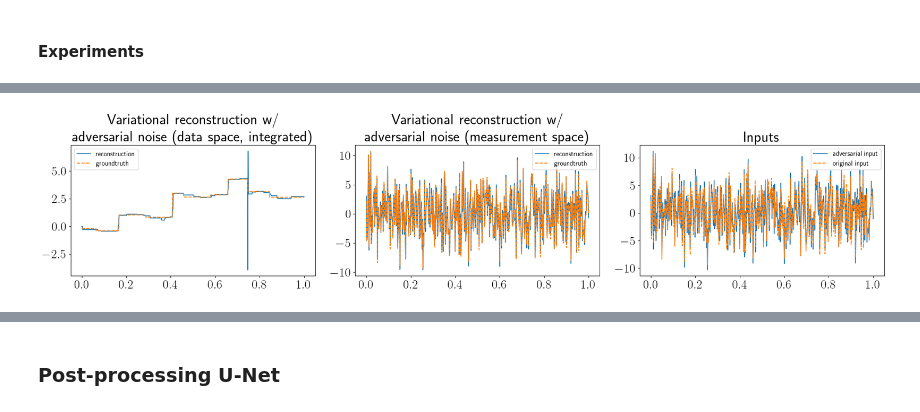
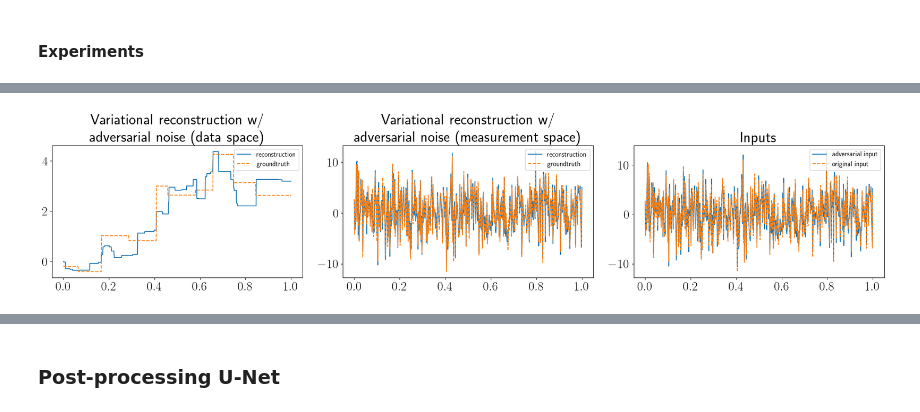
Before and after one commit to AlexanderAuras/GAMM-Overview-23, a Jupyter notebook: GAMM Overview 23.ipynb, the cells around one changed output, grey strips where cells are left out. Drawn from its saved outputs; the diff is of its cells as text; code cells hidden in the pictures.

```diff
--- a/GAMM Overview 23.ipynb
+++ b/GAMM Overview 23.ipynb
@@ -57,4 +70,6 @@ MEASUREMENT_SIZE = 504
 # %%
+TV_CALC_BOUNDS = False
+
 TV_SOLVER = lambda x: globals()["tv_admm"](x)
 # SGD
 #TV_LR = 3e-2
@@ -78,4 +93,7 @@ TV_ALPHA = 3e0
 
 TV_ADV_LR = 1e0
 TV_ADV_ITERATIONS = 10
-TV_ADV_EPSILON = 1.0
+TV_ADV_EPSILON = 1e0
+
+
+TIK_ALPHA = 0.1
@@ -131,14 +173,14 @@ def generate_signals(
         values = height_std*torch.randn((jump_count,), device=DEVICE)
         values[torch.abs(values)<min_height] = values[torch.abs(values)<min_height].sign()*min_height
         derivative[i,torch.cat([torch.tensor([0], device=DEVICE),jump_positions,torch.tensor([0], device=DEVICE)])] = values
-    groundtruths = derivative
+    groundtruths = derivative.cumsum(1)
     measurements = A(groundtruths)
     noisy_measurement = measurements+noise_level*torch.randn_like(measurements)
     return noisy_measurement, groundtruths
 # %%
-train_dataset = TensorDataset(*generate_signals(N_TRAIN_SAMPLES, noise_level=NOISE_LEVEL, N_signal=DATA_SIZE))
-val_dataset = TensorDataset(*generate_signals(N_VAL_SAMPLES, noise_level=NOISE_LEVEL, N_signal=DATA_SIZE))
-test_dataset = TensorDataset(*generate_signals(N_TEST_SAMPLES, noise_level=NOISE_LEVEL, N_signal=DATA_SIZE))
+train_dataset = TensorDataset(*generate_signals(N_TRAIN_SAMPLES, noise_level=NOISE_LEVEL_TRAIN, N_signal=DATA_SIZE))
+val_dataset = TensorDataset(*generate_signals(N_VAL_SAMPLES, noise_level=NOISE_LEVEL_VALTEST, N_signal=DATA_SIZE))
+test_dataset = TensorDataset(*generate_signals(N_TEST_SAMPLES, noise_level=NOISE_LEVEL_VALTEST, N_signal=DATA_SIZE))
 train_dataloader = DataLoader(train_dataset, batch_size=GRAD_BATCH_SIZE, shuffle=True, drop_last=False, num_workers=NUM_WORKERS, worker_init_fn=lambda _: seed(torch.initial_seed()))
 val_dataloader = DataLoader(val_dataset, batch_size=NOGRAD_BATCH_SIZE, shuffle=False, drop_last=False, num_workers=NUM_WORKERS, worker_init_fn=lambda _: seed(torch.initial_seed()))
 test_dataloader = DataLoader(test_dataset, batch_size=NOGRAD_BATCH_SIZE, shuffle=False, drop_last=False, num_workers=NUM_WORKERS, worker_init_fn=lambda _: seed(torch.initial_seed()))
@@ -347,8 +426,4 @@ def tv_pdhg2(noisy_measurement: Tensor) -> Tuple[Tensor,float]:
 # %%
-TV_ITERATIONS = 2_000
-TV_LAMBDA = 1e0
-TV_ALPHA = 3e0
-
 loss_acc = 0.0
 mse_acc = 0.0
 for i, (noisy_measurement, groundtruth) in tqdm(enumerate(test_dataloader), total=len(test_dataloader)):
@@ -360,9 +435,9 @@ for i, (noisy_measurement, groundtruth) in tqdm(enumerate(test_dataloader), tota
     if i == 0:
         plt.subplots(1,2,figsize=(14,5))
         plt.subplot(1,2,1)
-        plt.title("Variational reconstruction\n(data space, integrated)")
-        plt.plot(torch.linspace(0.0, 1.0, reconstruction.cumsum(1).shape[1]), reconstruction.cumsum(1)[0].detach().to("cpu").numpy(), label="reconstruction")
-        plt.plot(torch.linspace(0.0, 1.0, groundtruth.cumsum(1).shape[1]), groundtruth.cumsum(1)[0].detach().to("cpu").numpy(), "--", label="groundtruth")
+        plt.title("Variational reconstruction\n(data space)")
+        plt.plot(torch.linspace(0.0, 1.0, reconstruction.shape[1]), reconstruction[0].detach().to("cpu").numpy(), label="reconstruction")
+        plt.plot(torch.linspace(0.0, 1.0, groundtruth.shape[1]), groundtruth[0].detach().to("cpu").numpy(), "--", label="groundtruth")
         plt.legend(prop={"size": 12})
         plt.subplot(1,2,2)
         plt.title("Variational reconstruction\n(measurement space)")
@@ -380,9 +455,4 @@ MSE: 0.00131
 # %%
-TV_ADV_LR = 1e0
-TV_ADV_ITERATIONS = 10
-TV_ADV_EPSILON = 1.0
-
-
 loss_acc = 0.0
 mse_acc = 0.0
 for i, (noisy_measurement, groundtruth) in tqdm(enumerate(test_dataloader), total=len(test_dataloader)):
@@ -395,34 +465,34 @@ for i, (noisy_measurement, groundtruth) in tqdm(enumerate(test_dataloader), tota
             reconstruction = TV_SOLVER(adversarial_measurement)[0]
             loss = F.mse_loss(reconstruction, groundtruth)
             loss.backward()
         adversarial_measurement = adversarial_measurement + TV_ADV_LR*torch.sign(adversarial_measurement.grad) # FGSM step
         adversarial_measurement = noisy_measurement + torch.clamp(adversarial_measurement-noisy_measurement, -TV_ADV_EPSILON, TV_ADV_EPSILON) # Projection
         adversarial_measurement.requires_grad = True
     # ---------------- Reconstruction ----------------
     reconstruction, tv_loss, subgradient = TV_SOLVER(adversarial_measurement)
     # ---------------- Evaluation --------------------
     loss_acc += tv_loss
     mse_acc += F.mse_loss(reconstruction, groundtruth).item()
     if i == 0:
         plt.subplots(1,3,figsize=(21,5))
         plt.subplot(1,3,1)
-        plt.title("Variational reconstruction w/\nadversarial noise (data space, integrated)")
-        plt.plot(torch.linspace(0.0, 1.0, reconstruction.shape[1]), reconstruction.cumsum(1)[0].detach().to("cpu").numpy(), label="reconstruction")
-        plt.plot(torch.linspace(0.0, 1.0, groundtruth.shape[1]), groundtruth.cumsum(1)[0].detach().to("cpu").numpy(), "--", label="groundtruth")
+        plt.title("Variational reconstruction w/\nadversarial noise (data space)")
+        plt.plot(torch.linspace(0.0, 1.0, reconstruction.shape[1]), reconstruction[0].detach().to("cpu").numpy(), label="reconstruction")
+        plt.plot(torch.linspace(0.0, 1.0, groundtruth.shape[1]), groundtruth[0].detach().to("cpu").numpy(), "--", label="groundtruth")
         plt.legend(prop={"size": 12})
         plt.subplot(1,3,2)
         plt.title("Variational reconstruction w/\nadversarial noise (measurement space)")
         plt.plot(torch.linspace(0.0, 1.0, A(reconstruction).shape[1]), A(reconstruction)[0].detach().to("cpu").numpy(), label="reconstruction")
         plt.plot(torch.linspace(0.0, 1.0, A(groundtruth).shape[1]), A(groundtruth)[0].detach().to("cpu").numpy(), "--", label="groundtruth")
         plt.legend(prop={"size": 12})
         plt.subplot(1,3,3)
         plt.title("Inputs")
         plt.plot(torch.linspace(0.0, 1.0, adversarial_measurement.shape[1]), adversarial_measurement[0].detach().to("cpu").numpy(), label="adversarial input")
         plt.plot(torch.linspace(0.0, 1.0, noisy_measurement.shape[1]), noisy_measurement[0].detach().to("cpu").numpy(), "--", label="original input")
         plt.legend(prop={"size": 12})
         plt.tight_layout()
         plt.show()
 print(f"Loss: {loss_acc/len(test_dataloader):7.5f}")
 print(f"MSE: {mse_acc/len(test_dataloader):7.5f}")
 # %% [output]
-[figure, old version]
+[figure, new version]
```
Also changed, not shown: parts of 37 cells of this notebook, 20 other files.
